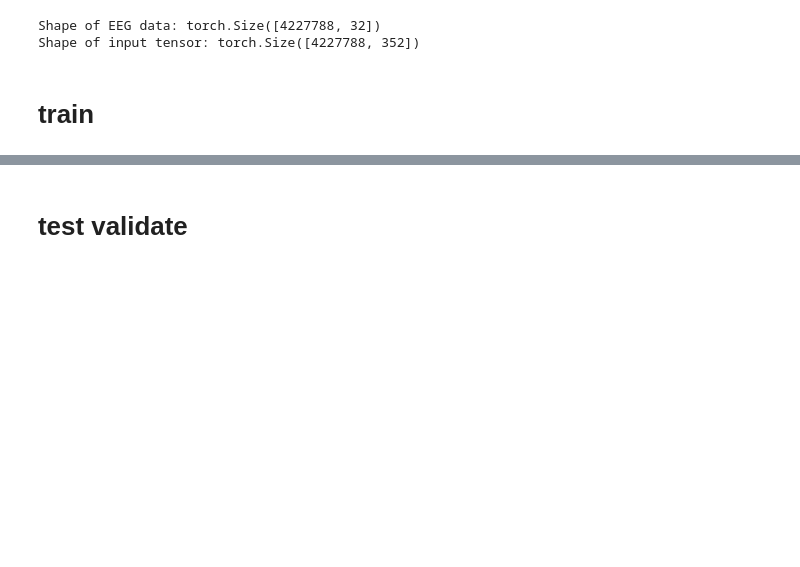
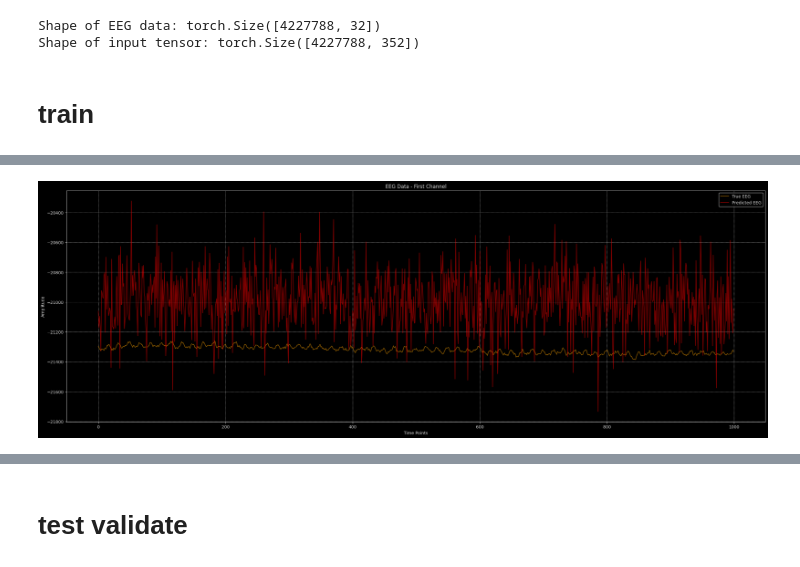
Before and after one commit to Metaverse-Crowdsource/Complete-Neural-Signal-Analysis, a Jupyter notebook: Neural Net.ipynb, the cells around one changed output, grey strips where cells are left out. Drawn from its saved outputs; the diff is of its cells as text; code cells hidden in the pictures; blank space fills up the shorter version.

```diff
--- a/Neural Net.ipynb
+++ b/Neural Net.ipynb
@@ -1415,0 +1354,37 @@ Predicted Outputs After Inverse Transform: True False
+# %%
+import matplotlib.pyplot as plt
+
+# Convert the tensors to numpy arrays
+true_data_np = eeg_data_original_scale_tensor[:1000, 0].numpy()  # First channel, first 63000 time points
+predicted_data_np = predicted_outputs_reshaped[:1000, 0]  # Already a numpy array, first channel, first 63000 time points
+
+# Configure Matplotlib to have a black background and light grey text
+plt.rcParams['axes.facecolor'] = 'black'
+plt.rcParams['axes.edgecolor'] = 'lightgrey'
+plt.rcParams['axes.labelcolor'] = 'lightgrey'
+plt.rcParams['text.color'] = 'lightgrey'
+plt.rcParams['xtick.color'] = 'lightgrey'
+plt.rcParams['ytick.color'] = 'lightgrey'
+
+# Create the plot
+plt.figure(figsize=(30, 10), facecolor='black')
+
+# Plotting True EEG Data for the first channel
+plt.plot(true_data_np, color='orange', alpha=0.5, label='True EEG')
+
+# Plotting Predicted EEG Data for the first channel
+plt.plot(predicted_data_np, color='red', alpha=0.5, label='Predicted EEG')
+
+# Adding title, legend, and axis labels
+plt.title('EEG Data - First Channel')
+plt.xlabel('Time Points')
+plt.ylabel('Amplitude')
+plt.legend(loc='upper right')
+
+# Adding grid lines for better visibility of scale
+plt.grid(True, linestyle='--', linewidth=0.5, color='lightgrey')
+
+# Show the plot
+plt.show()
+# %% [output]
+[figure, added]
```
Also changed, not shown: parts of 12 cells of this notebook.
